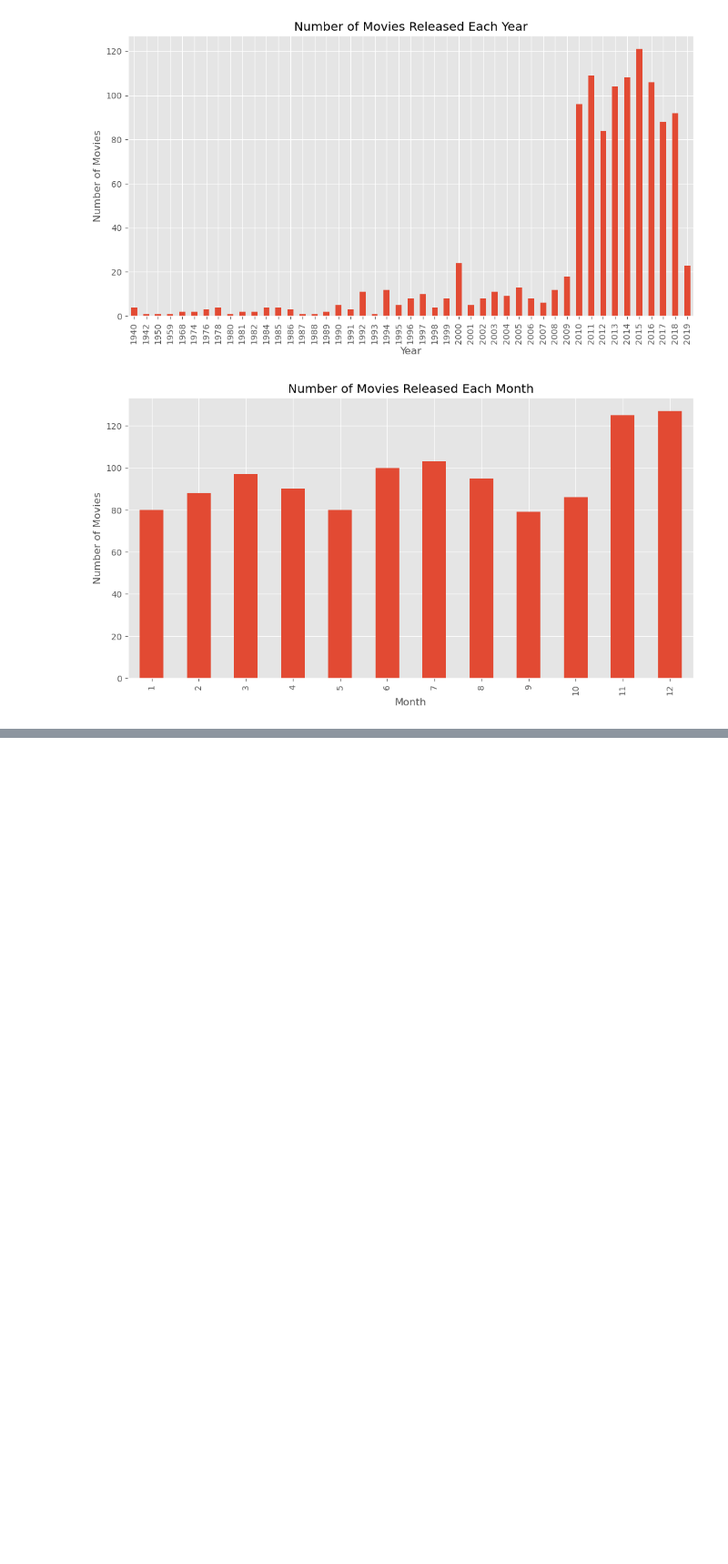
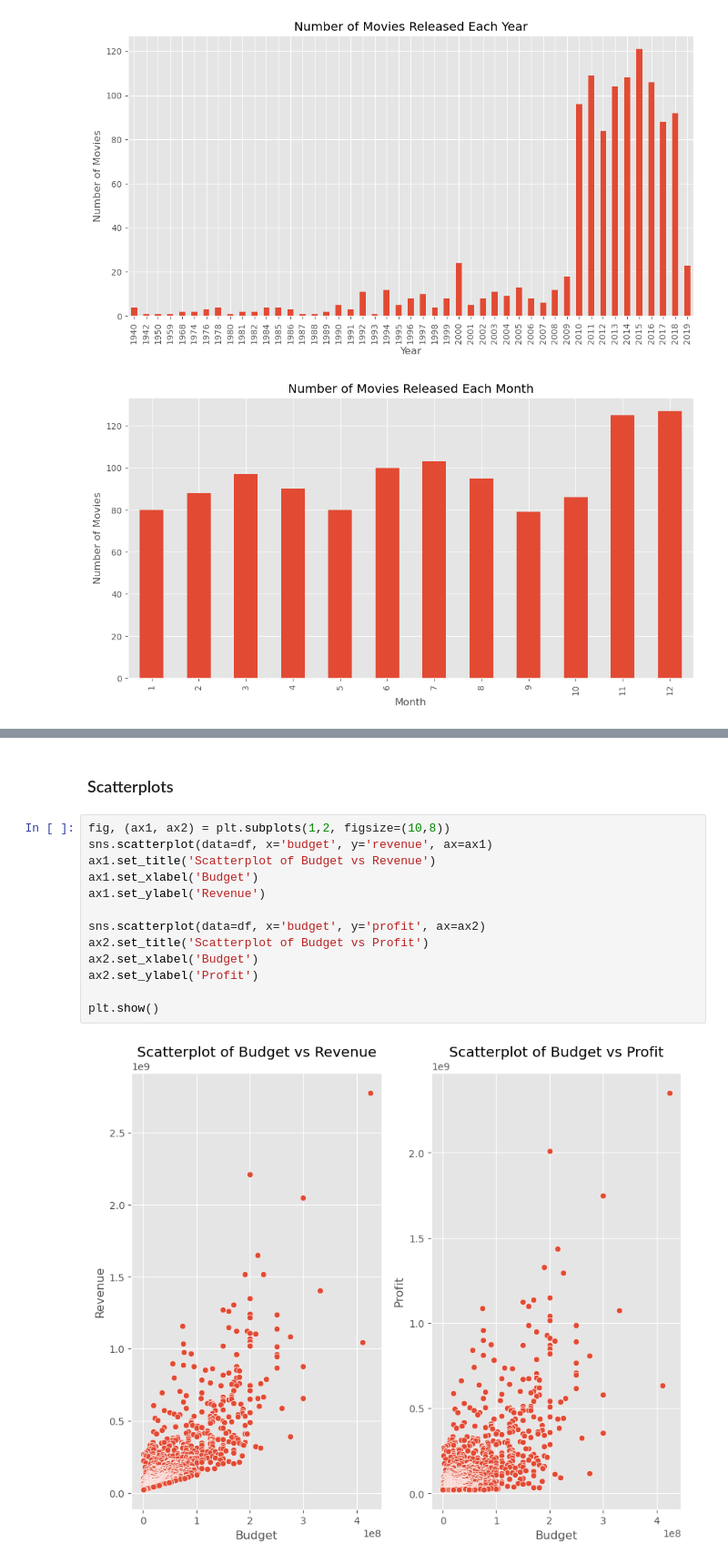
Before and after one commit to mrhussaink7/new-films-movie-data, a Jupyter notebook: index.ipynb, the cells around one changed output, grey strips where cells are left out. Shown at 91% size. Cells and saved outputs as stored; diff of their text form; blank space fills up the shorter version.

Commit message:
[ADD] Completed description and analysis of plots from feature relationships.

```diff
--- a/index.ipynb
+++ b/index.ipynb
@@ -548,0 +585,17 @@ plt.show()
+# %% [markdown]
+### Scatterplots
+# %%
+fig, (ax1, ax2) = plt.subplots(1,2, figsize=(10,8))
+sns.scatterplot(data=df, x='budget', y='revenue', ax=ax1)
+ax1.set_title('Scatterplot of Budget vs Revenue')
+ax1.set_xlabel('Budget')
+ax1.set_ylabel('Revenue')
+
+sns.scatterplot(data=df, x='budget', y='profit', ax=ax2)
+ax2.set_title('Scatterplot of Budget vs Profit')
+ax2.set_xlabel('Budget')
+ax2.set_ylabel('Profit')
+
+plt.show()
+# %% [output]
+[figure, added]
```
Also changed, not shown: parts of 16 cells of this notebook.
